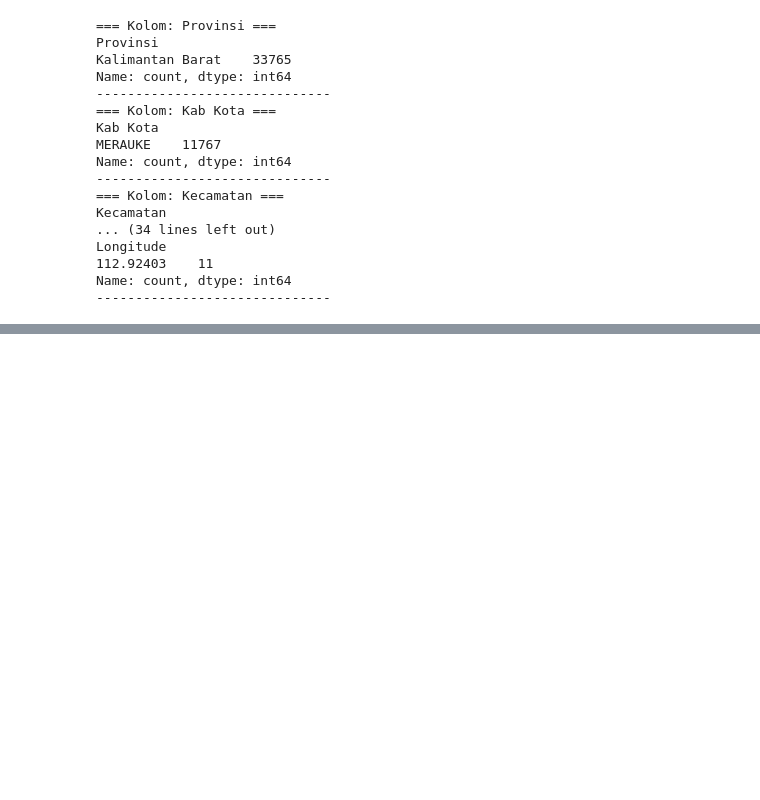
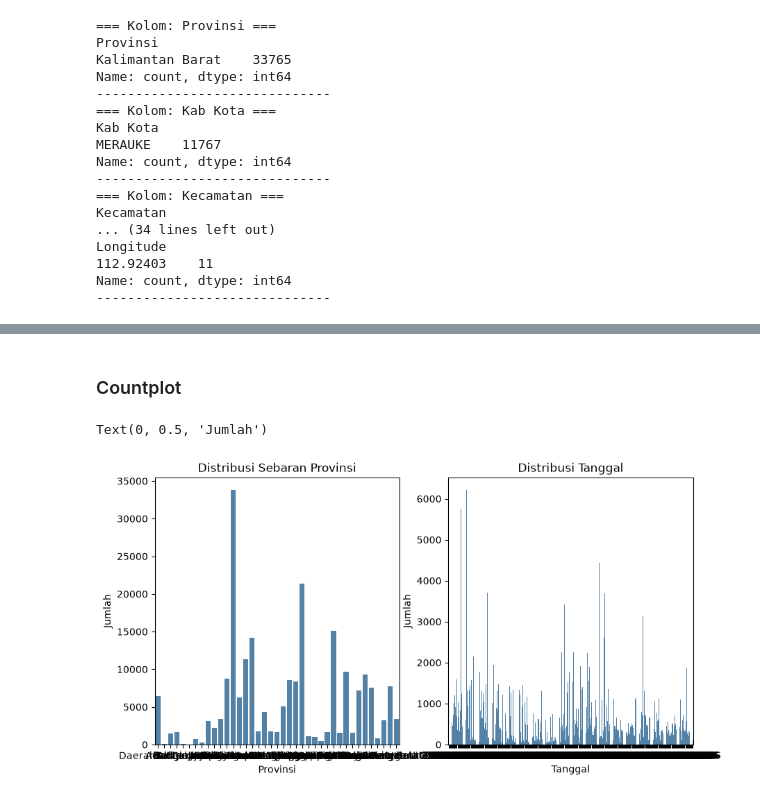
Before and after one commit to darrenwangsa/fbd2026, a Jupyter notebook: main.ipynb, the cells around one changed output, grey strips where cells are left out. Saved outputs shown, nothing was run; the diff lists cells and outputs as text; code cells hidden in the pictures; blank space fills up the shorter version.

```diff
--- a/main.ipynb
+++ b/main.ipynb
@@ -171,0 +207,18 @@ Name: count, dtype: int64
+# %% [markdown]
+<h3>Countplot
+# %%
+plt.figure(figsize=(10,5))
+plt.subplot(1, 2, 1)
+sns.countplot(x=df_combined['Provinsi'], color="steelblue", orientation='vertical')
+plt.title("Distribusi Sebaran Provinsi")
+plt.xlabel("Provinsi")
+plt.ylabel("Jumlah")
+
+plt.subplot(1, 2, 2)
+sns.countplot(x=df_combined['Tanggal'], color="steelblue", orientation='vertical')
+plt.title("Distribusi Tanggal")
+plt.xlabel("Tanggal")
+plt.ylabel("Jumlah")
+# %% [output]
+Text(0, 0.5, 'Jumlah')
+[figure, added]
```
Also changed, not shown: parts of 6 cells of this notebook.
